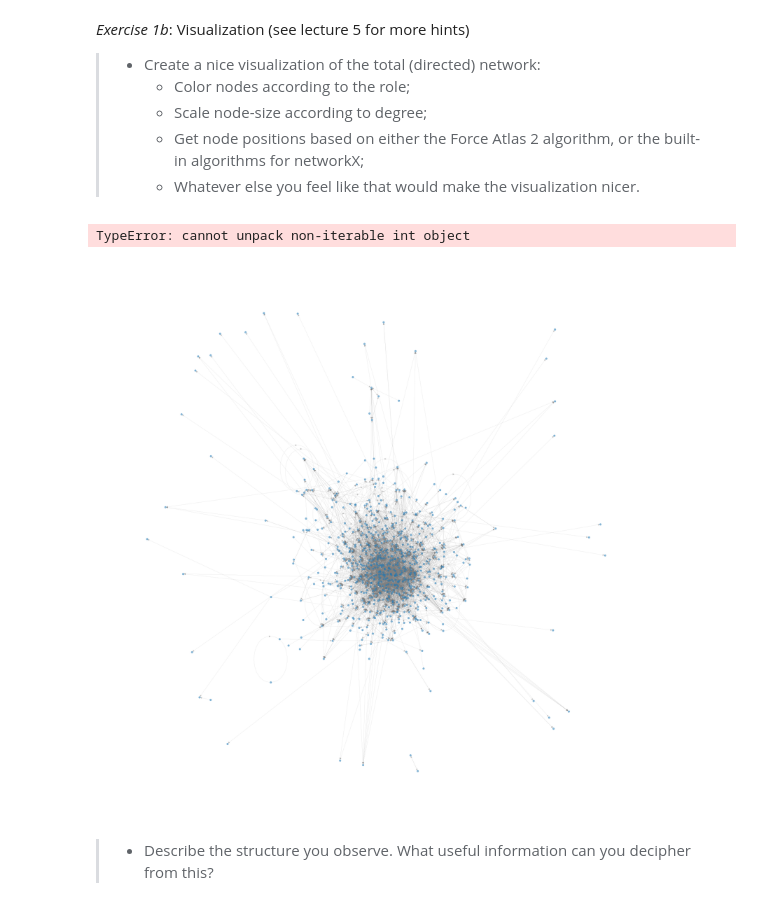
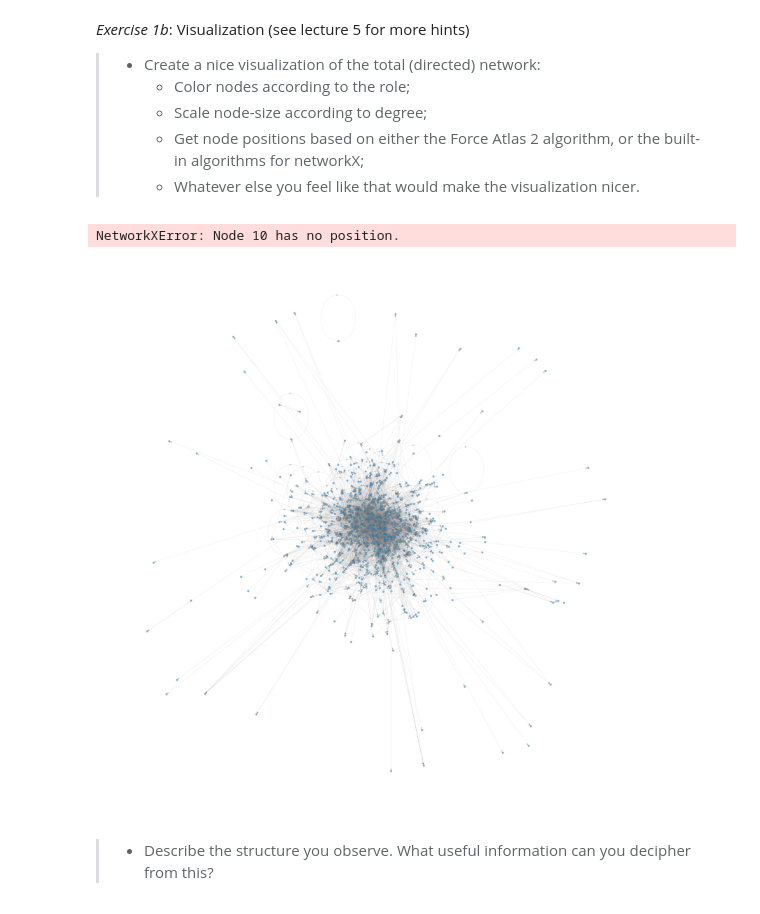
Before and after one commit to danielsanuwich/socialgraphs2023, a Jupyter notebook: Assignment2.ipynb, the cells around one changed output. Drawn from its saved outputs; the diff is of its cells as text; code cells hidden in the pictures.

```diff
--- a/Assignment2.ipynb
+++ b/Assignment2.ipynb
@@ -267,22 +326,22 @@ _Exercise 1b_: Visualization (see lecture 5 for more hints)
 # %%
 import matplotlib.pyplot as plt
 import networkx as nx
 
-# plot the graph
+# Plot the graph
 plt.figure(figsize=(20, 20))
 pos = nx.spring_layout(G, k=0.05, iterations=20)
 nx.draw(G, pos, node_size=20, edge_color='grey', width=0.2, with_labels=False, alpha=0.5)
-nx.draw_networkx_nodes(G, pos, nodelist=[node for node, degree in top_in_degree], node_size=100, node_color='red')
-nx.draw_networkx_nodes(G, pos, nodelist=[node for node, degree in top_out_degree], node_size=100, node_color='blue')
+nx.draw_networkx_nodes(G, pos, nodelist=top_in_degree, node_size=100, node_color='red')
+nx.draw_networkx_nodes(G, pos, nodelist=top_out_degree, node_size=100, node_color='blue')
 
-# legend for the top nodes
+# Legend for the top nodes
 plt.scatter([], [], c='red', alpha=0.5, s=100, label='Top 5 In-degree')
 plt.scatter([], [], c='blue', alpha=0.5, s=100, label='Top 5 Out-degree')
 plt.legend(scatterpoints=1, frameon=False, labelspacing=2, bbox_to_anchor=(1.02, 0.8), loc='upper left', fontsize=20)
 plt.show()
 # %% [output]
-TypeError: cannot unpack non-iterable int object
+NetworkXError: Node 10 has no position.
-[figure, old version]
+[figure, new version]
 # %% [markdown]
 > * Describe the structure you observe. What useful information can you decipher from this?
 # %% [markdown]
```
Also changed, not shown: parts of 11 cells of this notebook, 1 other file.
